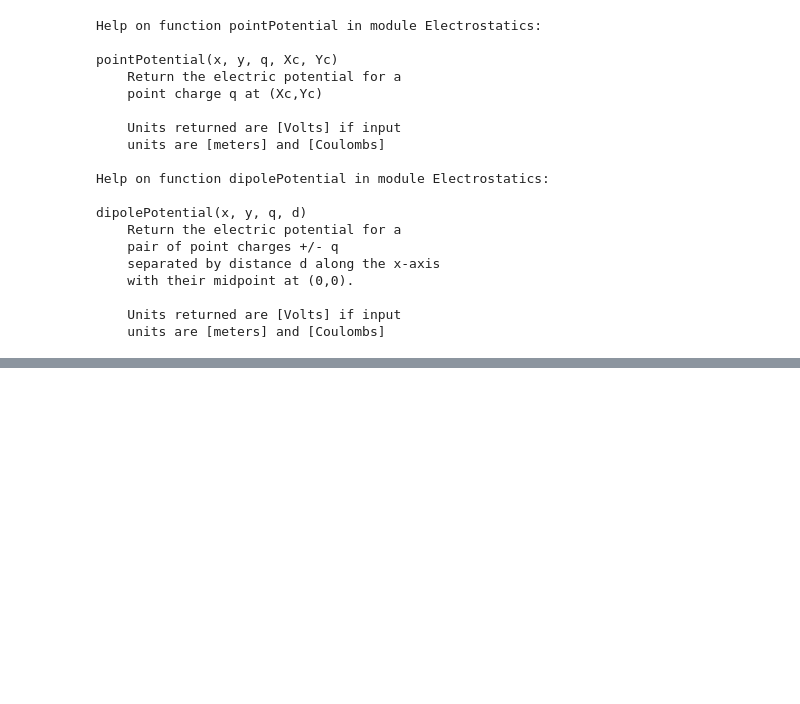
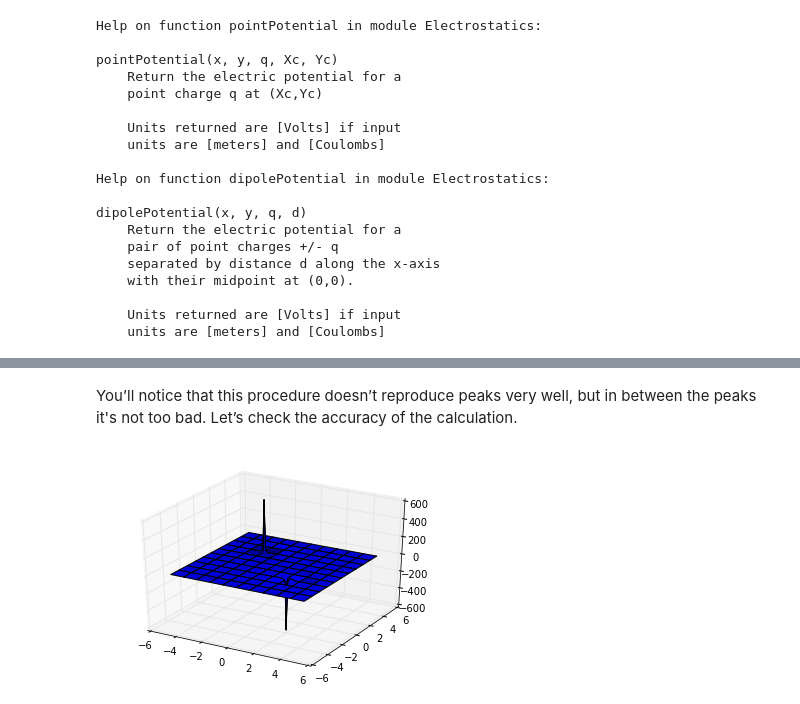
Before and after one commit to byoung08/PHYS202-S14, a Jupyter notebook: SciPy/InterpolationTour.ipynb, the cells around one changed output, grey strips where cells are left out. Saved outputs shown, nothing was run; the diff lists cells and outputs as text; code cells hidden in the pictures; blank space fills up the shorter version.

```diff
--- a/SciPy/InterpolationTour.ipynb
+++ b/SciPy/InterpolationTour.ipynb
@@ -209,0 +244,9 @@ ax.plt_surface(xg,yg,V)
+# %% [markdown]
+You’ll notice that this procedure doesn’t reproduce peaks very well, but in between the peaks it's not too bad. Let’s check the accuracy of the calculation.
+# %%
+fig = figure()
+ax = fig.gca(projection='3d')
+ax.plot_surface(xng,yng,Vnew-pointPotential(xng,yng,1e-9,2.01,-2.01) \
+                            -pointPotential(xng,yng,-1e-9,-2.01,2.01));
+# %% [output]
+[figure, added]
```
Also changed, not shown: parts of 7 cells of this notebook, 1 other file.
